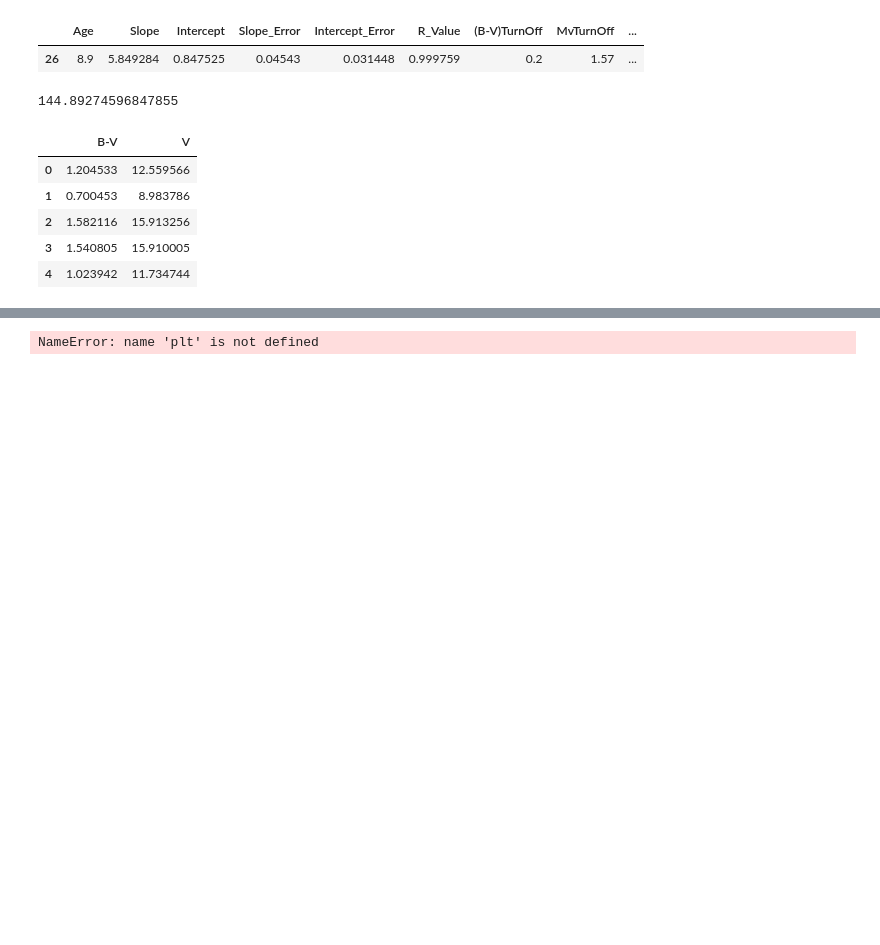
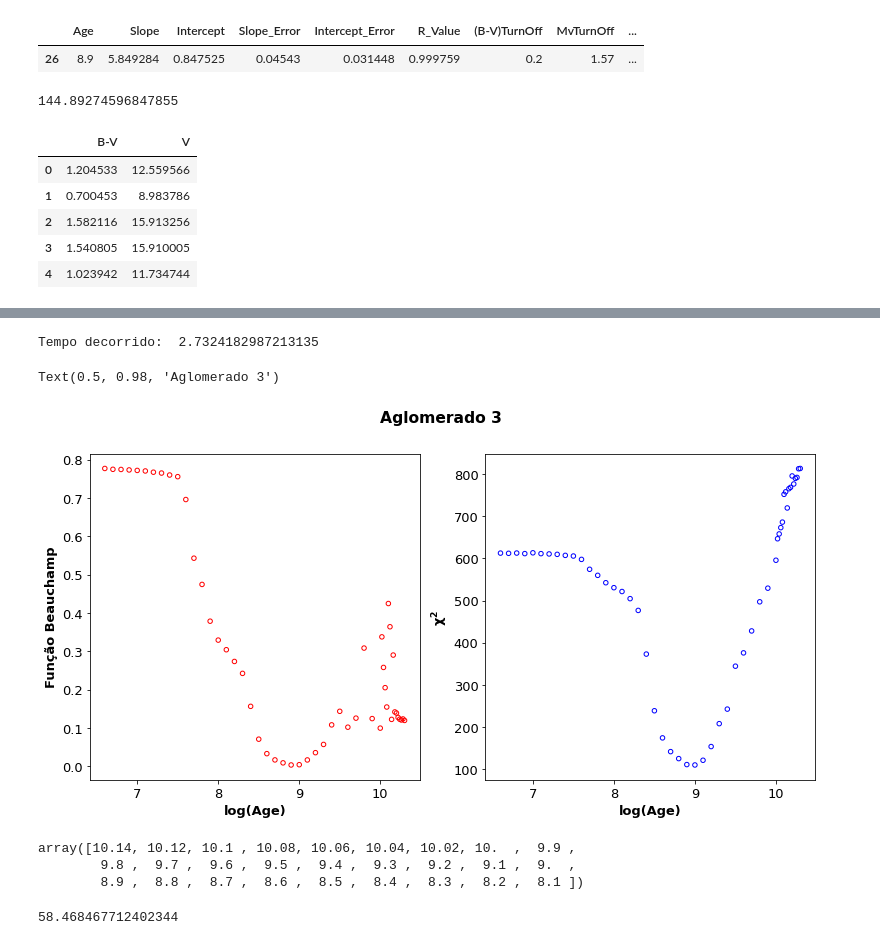
Before and after one commit to jppirest/mw_substructures, a Jupyter notebook: dados/Ag_Simulados/P2/3.ipynb, the cells around one changed output, grey strips where cells are left out. Saved outputs shown, nothing was run; the diff lists cells and outputs as text; code cells hidden in the pictures; blank space fills up the shorter version.

```diff
--- a/dados/Ag_Simulados/P2/3.ipynb
+++ b/dados/Ag_Simulados/P2/3.ipynb
@@ -199,24 +195,0 @@ np.where(medias[0]==medias[0].min()),np.where(medias[1]==medias[1].min())
-# %%
-plt.rc('xtick', labelsize=13)
-plt.rc('ytick', labelsize=13)
-
-
-font = {'family' : 'sans-serif',
-        'weight' : 'normal',
-        'size'   : 13}
-
-plt.rc('font', **font)
-
-fig,ax = plt.subplots(figsize=(10,8)) #(figsize=(10,8))
-plt.gca().invert_yaxis()
-plt.plot(iso3['(B-V)o'] + E,iso3['Mv'] + modulodist , '--', label = 'Isócrona Antiga', color = 'black', zorder = 10)
-plt.plot(iso3['(B-V)o'] + E,iso3['Mv'] + modulodist + 0.05*local[0], label = '7', color = 'red', zorder = 10)
-plt.plot(iso3['(B-V)o'] + E,iso3['Mv'] + modulodist + 0.05, label = '0', color = 'brown', zorder = 10)
-plt.plot(iso3['(B-V)o'] + E,iso3['Mv'] + modulodist + 0.05*4, label = '4', color = 'yellow', zorder = 10)
-plt.plot(iso3['(B-V)o'] + E,iso3['Mv'] + 7, label = 'Real', color = 'blue', zorder = 10)
-plt.scatter(i3['B-V'] ,i3['V'], label = 'Aglomerado 2', color = 'none', edgecolor = 'grey')
-plt.legend(frameon=True)
-plt.xlabel(r"$(B-V)$")
-plt.ylabel(r"$V$");
-# %% [output]
-NameError: name 'plt' is not defined
@@ -226,0 +196,43 @@ NameError: name 'plt' is not defined
+# %%
+BeauchampAGES = np.zeros_like(age)
+chisquaredAGES = np.zeros_like(age)
+
+start = time.time()
+for j in range(len(age)):
+    data = iso[iso['log(Age)'] == age[j]]
+    Xiso = np.array(data['(B-V)o'] + E)
+    Yiso = np.array(data['Mv'] + minimo_chi)
+    ISO = (np.vstack((Xiso,Yiso)).T)
+    ISO = np.unique(ISO, axis=0)
+    for i in range(len(AGLO)):
+        C,D = jpt(AGLO[i],ISO)
+        final = frayn(ISO[C], ISO[D],AGLO[i])
+        chisquaredAGES[j] += final
+        BeauchampAGES[j] += final*10**(-0.4*AGLO[i][1])
+end = time.time()
+print('Tempo decorrido: ', end-start)
+# %% [output]
+Tempo decorrido:  2.7324182987213135
+# %%
+fig, (ax1, ax2) = plt.subplots(1,2, figsize = (13,6))
+ax1.scatter(age, BeauchampAGES, color = 'none', edgecolor = 'red', s = 20)
+ax2.scatter(age, chisquaredAGES, color = 'none', edgecolor = 'blue', s = 20)
+ax1.set_xlabel('log(Age)',  fontweight = 'bold')
+ax2.set_xlabel('log(Age)',  fontweight = 'bold')
+ax1.set_ylabel('Função Beauchamp',  fontweight = 'bold')
+ax2.set_ylabel(r'$ \mathbf{\chi^2}$')
+fig.suptitle('Aglomerado 3', fontweight = 'bold')
+
+#from google.colab import files
+#plt.savefig('aglomerado1chiAGES.png', format = 'png')
+#files.download('aglomerado1chiAGES.png')
+# %% [output]
+Text(0.5, 0.98, 'Aglomerado 3')
+[figure, added]
+# %%
+newage = age[8:35]
+newage
+# %% [output]
+array([10.14, 10.12, 10.1 , 10.08, 10.06, 10.04, 10.02, 10.  ,  9.9 ,
+        9.8 ,  9.7 ,  9.6 ,  9.5 ,  9.4 ,  9.3 ,  9.2 ,  9.1 ,  9.  ,
+        8.9 ,  8.8 ,  8.7 ,  8.6 ,  8.5 ,  8.4 ,  8.3 ,  8.2 ,  8.1 ])
@@ -226,0 +258,12 @@ NameError: name 'plt' is not defined
+# %%
+start = time.time()
+with concurrent.futures.ProcessPoolExecutor() as executor:
+  results = executor.map(chi_to_age,newage)
+end = time.time()
+
+resultado = []
+for i in results:
+    resultado.append(i)
+print(end-start)
+# %% [output]
+58.468467712402344
```
Also changed, not shown: parts of 24 cells of this notebook, 3 other files.
